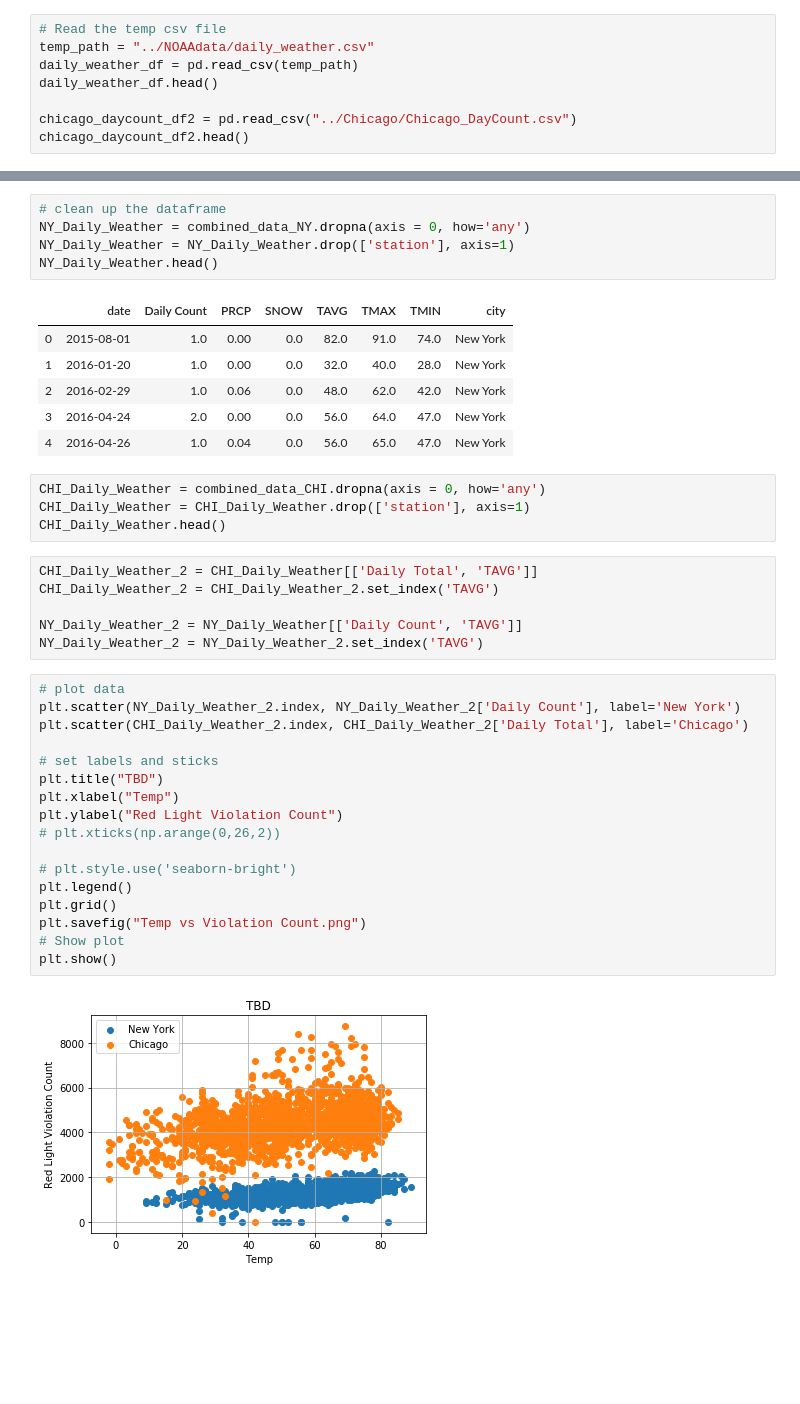
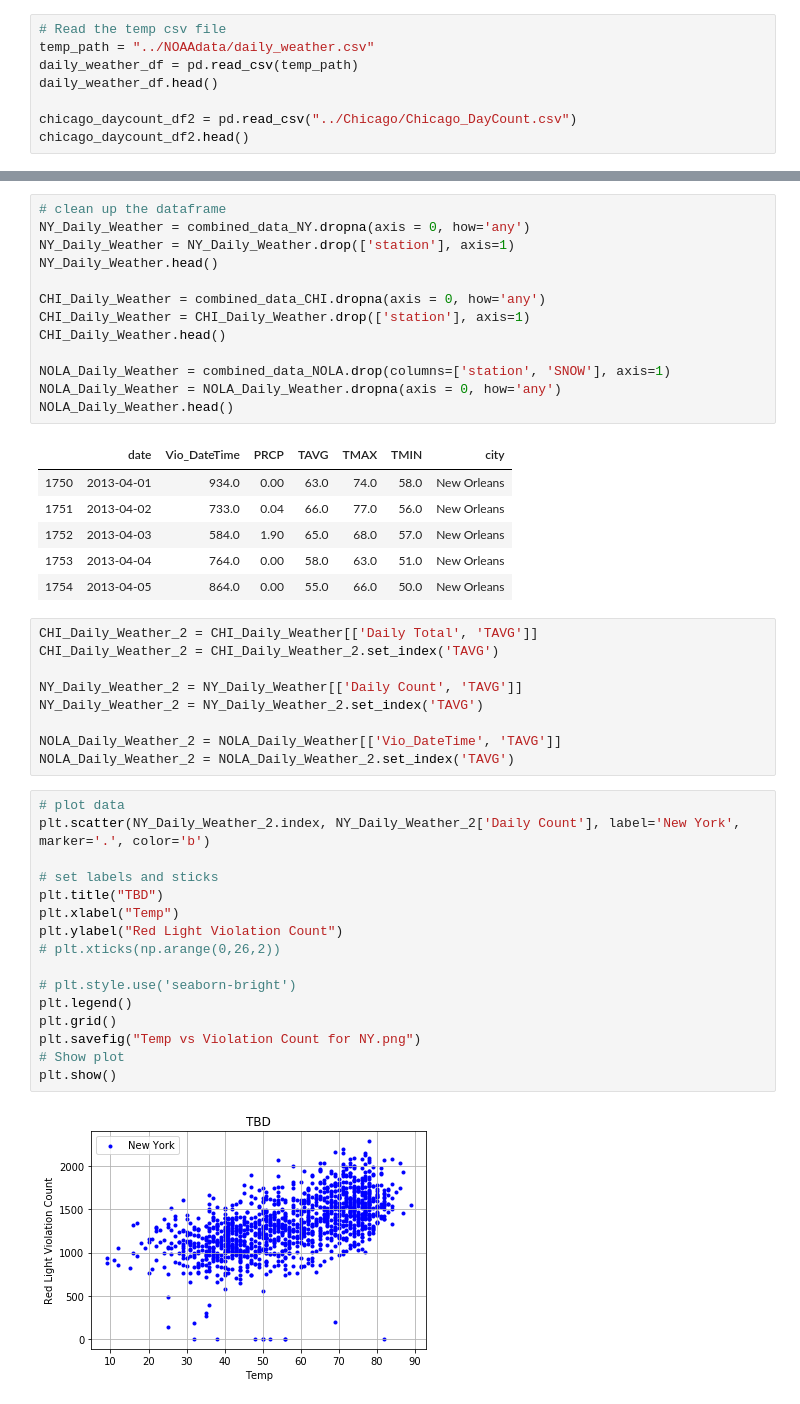
Before and after one commit to junyang42/Project_1, a Jupyter notebook: Summary/Summary.ipynb, the cells around one changed output, grey strips where cells are left out. Saved outputs shown, nothing was run; the diff lists cells and outputs as text; blank space fills up the shorter version.

```diff
--- a/Summary/Summary.ipynb
+++ b/Summary/Summary.ipynb
@@ -148,40 +234,46 @@ dtype: int64
 NY_Daily_Weather = combined_data_NY.dropna(axis = 0, how='any')
 NY_Daily_Weather = NY_Daily_Weather.drop(['station'], axis=1)
 NY_Daily_Weather.head()
+
+CHI_Daily_Weather = combined_data_CHI.dropna(axis = 0, how='any')
+CHI_Daily_Weather = CHI_Daily_Weather.drop(['station'], axis=1)
+CHI_Daily_Weather.head()
+
+NOLA_Daily_Weather = combined_data_NOLA.drop(columns=['station', 'SNOW'], axis=1)
+NOLA_Daily_Weather = NOLA_Daily_Weather.dropna(axis = 0, how='any')
+NOLA_Daily_Weather.head()
 # %% [output]
-|  | date | Daily Count | PRCP | SNOW | TAVG | TMAX | TMIN | city |
-| 0 | 2015-08-01 | 1.0 | 0.00 | 0.0 | 82.0 | 91.0 | 74.0 | New York |
-| 1 | 2016-01-20 | 1.0 | 0.00 | 0.0 | 32.0 | 40.0 | 28.0 | New York |
-| 2 | 2016-02-29 | 1.0 | 0.06 | 0.0 | 48.0 | 62.0 | 42.0 | New York |
-| 3 | 2016-04-24 | 2.0 | 0.00 | 0.0 | 56.0 | 64.0 | 47.0 | New York |
-| 4 | 2016-04-26 | 1.0 | 0.04 | 0.0 | 56.0 | 65.0 | 47.0 | New York |
+|  | date | Vio_DateTime | PRCP | TAVG | TMAX | TMIN | city |
+| 1750 | 2013-04-01 | 934.0 | 0.00 | 63.0 | 74.0 | 58.0 | New Orleans |
+| 1751 | 2013-04-02 | 733.0 | 0.04 | 66.0 | 77.0 | 56.0 | New Orleans |
+| 1752 | 2013-04-03 | 584.0 | 1.90 | 65.0 | 68.0 | 57.0 | New Orleans |
+| 1753 | 2013-04-04 | 764.0 | 0.00 | 58.0 | 63.0 | 51.0 | New Orleans |
+| 1754 | 2013-04-05 | 864.0 | 0.00 | 55.0 | 66.0 | 50.0 | New Orleans |
-# %%
-CHI_Daily_Weather = combined_data_CHI.dropna(axis = 0, how='any')
-CHI_Daily_Weather = CHI_Daily_Weather.drop(['station'], axis=1)
-CHI_Daily_Weather.head()
 # %%
 CHI_Daily_Weather_2 = CHI_Daily_Weather[['Daily Total', 'TAVG']]
 CHI_Daily_Weather_2 = CHI_Daily_Weather_2.set_index('TAVG')
 
 NY_Daily_Weather_2 = NY_Daily_Weather[['Daily Count', 'TAVG']]
 NY_Daily_Weather_2 = NY_Daily_Weather_2.set_index('TAVG')
+
+NOLA_Daily_Weather_2 = NOLA_Daily_Weather[['Vio_DateTime', 'TAVG']]
+NOLA_Daily_Weather_2 = NOLA_Daily_Weather_2.set_index('TAVG')
 # %%
 # plot data
-plt.scatter(NY_Daily_Weather_2.index, NY_Daily_Weather_2['Daily Count'], label='New York')
-plt.scatter(CHI_Daily_Weather_2.index, CHI_Daily_Weather_2['Daily Total'], label='Chicago')
+plt.scatter(NY_Daily_Weather_2.index, NY_Daily_Weather_2['Daily Count'], label='New York', marker='.', color='b')
 
 # set labels and sticks
 plt.title("TBD")
 plt.xlabel("Temp")
 plt.ylabel("Red Light Violation Count")
 # plt.xticks(np.arange(0,26,2))
 
 # plt.style.use('seaborn-bright')
 plt.legend()
 plt.grid()
-plt.savefig("Temp vs Violation Count.png")
+plt.savefig("Temp vs Violation Count for NY.png")
 # Show plot
 plt.show()
 # %% [output]
-[figure, old version]
+[figure, new version]
 # %%
```
Also changed, not shown: parts of 15 cells of this notebook, 9 other files.
